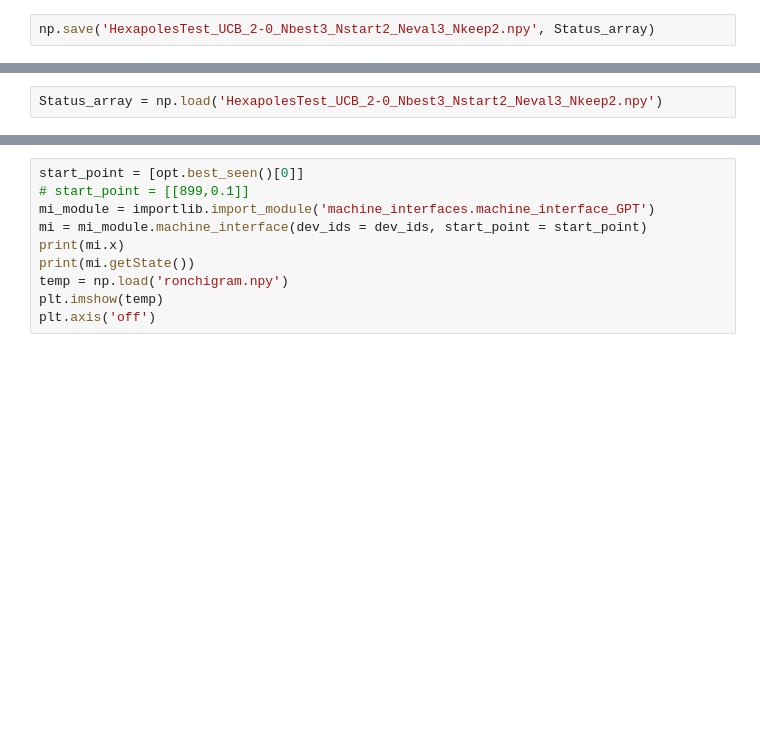
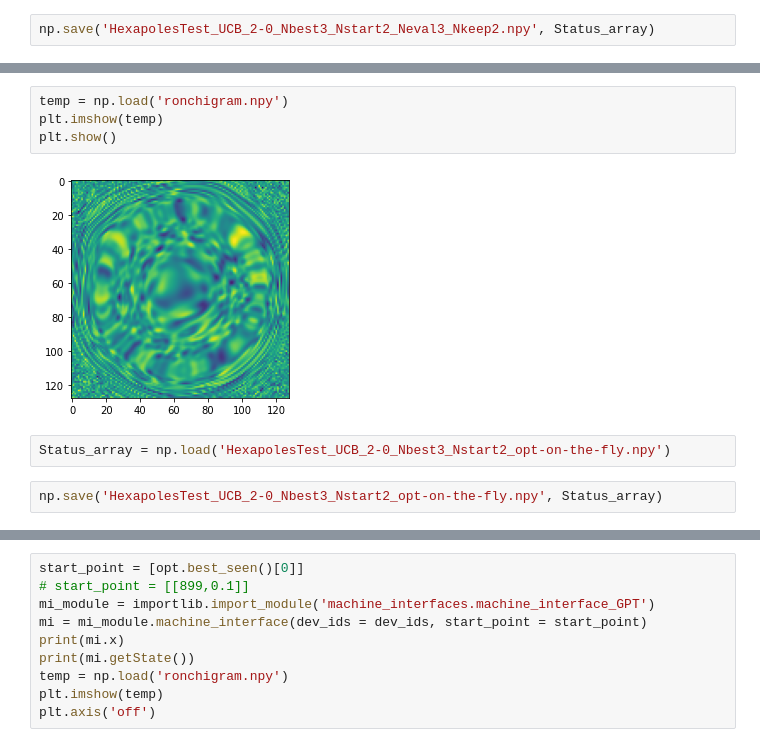
Before and after one commit to CY-Zhang/Bayesian-optimization-using-Gaussian-Process, a Jupyter notebook: GPT_test2_Both_hexpoles_highOBJ.ipynb, the cells around one changed output, grey strips where cells are left out. Drawn from its saved outputs; the diff is of its cells as text; blank space fills up the shorter version.

```diff
--- a/GPT_test2_Both_hexpoles_highOBJ.ipynb
+++ b/GPT_test2_Both_hexpoles_highOBJ.ipynb
@@ -203,5 +221,13 @@ UnboundLocalError: local variable 'relative_bounds' referenced before assignment
+# %%
+temp = np.load('ronchigram.npy')
+plt.imshow(temp)
+plt.show()
+# %% [output]
+[figure, added]
 # %%
-Status_array = np.load('HexapolesTest_UCB_2-0_Nbest3_Nstart2_Neval3_Nkeep2.npy')
+Status_array = np.load('HexapolesTest_UCB_2-0_Nbest3_Nstart2_opt-on-the-fly.npy')
+# %%
+np.save('HexapolesTest_UCB_2-0_Nbest3_Nstart2_opt-on-the-fly.npy', Status_array)
 # %%
 plt.subplot(111)
 plt.plot(1-Status_array[0:-1,2],'-',c='C0', label = 'Acquisition Pt')
```
Also changed, not shown: parts of 12 cells of this notebook, 17 other files.
